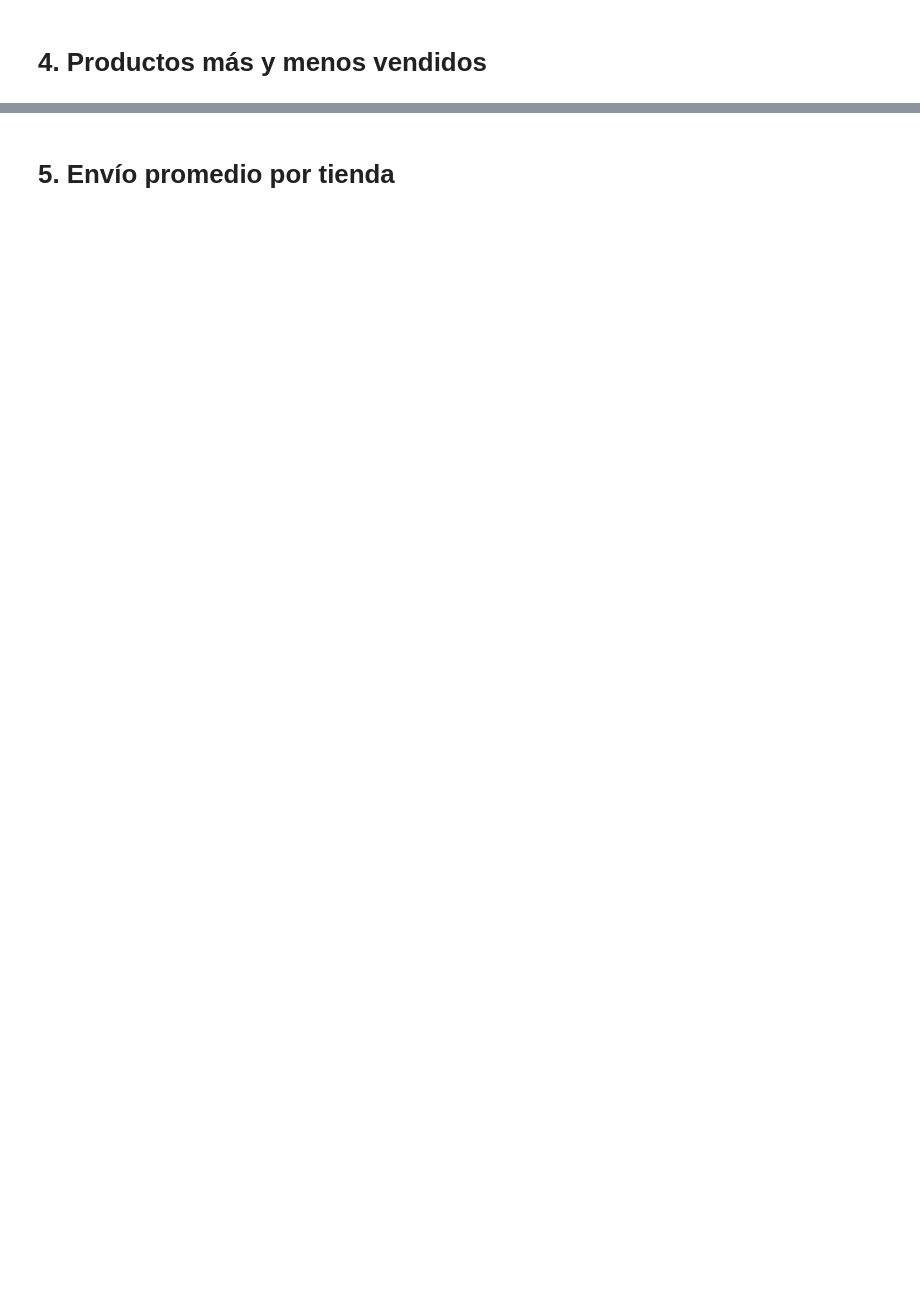
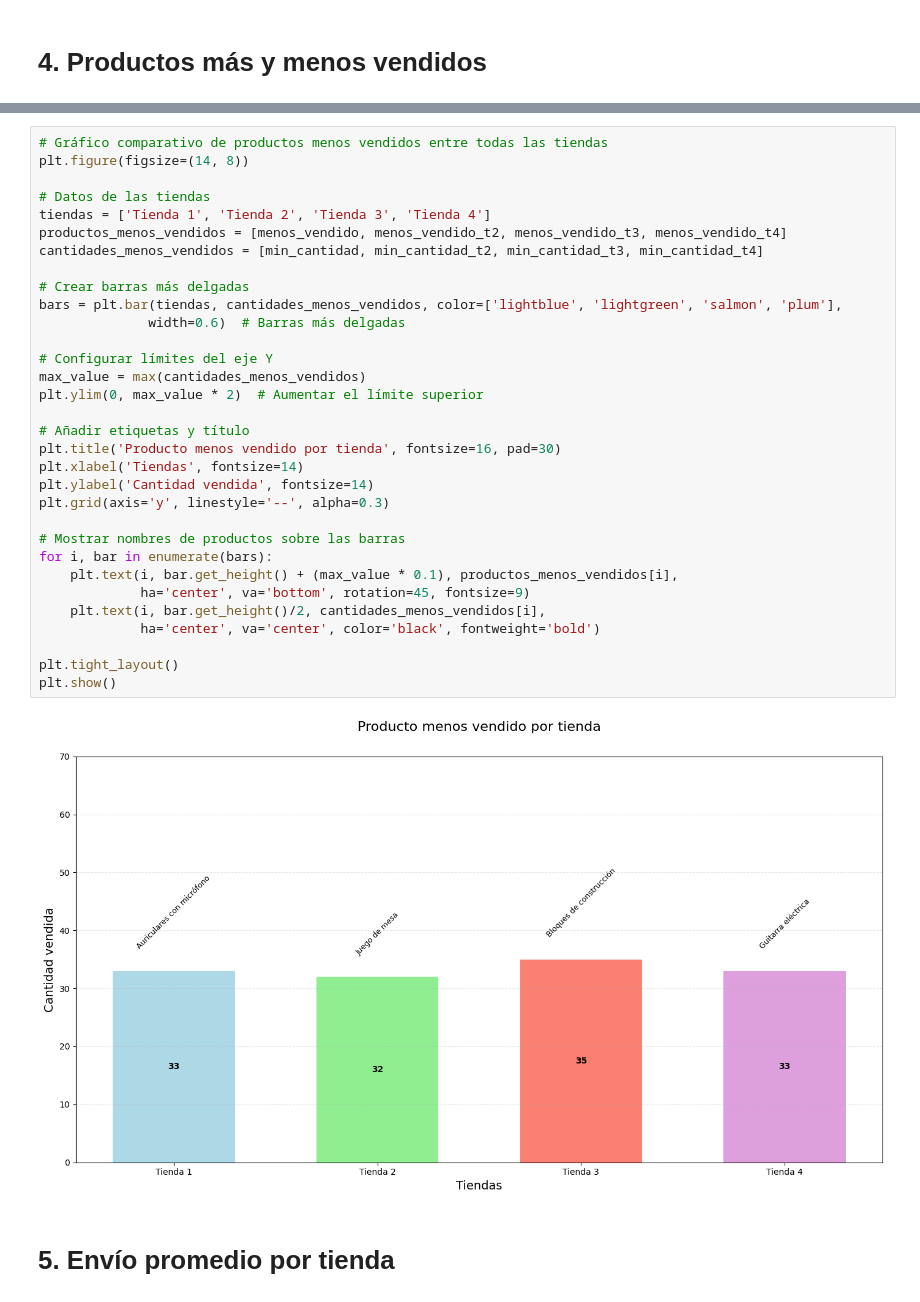
Before and after one commit to Andre-11c/Alura-Store_Latam, a Jupyter notebook: AluraStoreLatam.ipynb, the cells around one changed output, grey strips where cells are left out. Saved outputs shown, nothing was run; the diff lists cells and outputs as text; blank space fills up the shorter version.

```diff
--- a/AluraStoreLatam.ipynb
+++ b/AluraStoreLatam.ipynb
@@ -332,2 +518,36 @@ Calificación promedio tienda 4: 4.00
+# %%
+# Gráfico comparativo de productos menos vendidos entre todas las tiendas
+plt.figure(figsize=(14, 8))
+
+# Datos de las tiendas
+tiendas = ['Tienda 1', 'Tienda 2', 'Tienda 3', 'Tienda 4']
+productos_menos_vendidos = [menos_vendido, menos_vendido_t2, menos_vendido_t3, menos_vendido_t4]
+cantidades_menos_vendidos = [min_cantidad, min_cantidad_t2, min_cantidad_t3, min_cantidad_t4]
+
+# Crear barras más delgadas
+bars = plt.bar(tiendas, cantidades_menos_vendidos, color=['lightblue', 'lightgreen', 'salmon', 'plum'],
+              width=0.6)  # Barras más delgadas
+
+# Configurar límites del eje Y
+max_value = max(cantidades_menos_vendidos)
+plt.ylim(0, max_value * 2)  # Aumentar el límite superior
+
+# Añadir etiquetas y título
+plt.title('Producto menos vendido por tienda', fontsize=16, pad=30)
+plt.xlabel('Tiendas', fontsize=14)
+plt.ylabel('Cantidad vendida', fontsize=14)
+plt.grid(axis='y', linestyle='--', alpha=0.3)
+
+# Mostrar nombres de productos sobre las barras
+for i, bar in enumerate(bars):
+    plt.text(i, bar.get_height() + (max_value * 0.1), productos_menos_vendidos[i],
+             ha='center', va='bottom', rotation=45, fontsize=9)
+    plt.text(i, bar.get_height()/2, cantidades_menos_vendidos[i],
+             ha='center', va='center', color='black', fontweight='bold')
+
+plt.tight_layout()
+plt.show()
+# %% [output]
+[figure, added]
 # %% [markdown]
 # 5. Envío promedio por tienda
```
Also changed, not shown: parts of 13 cells of this notebook.
